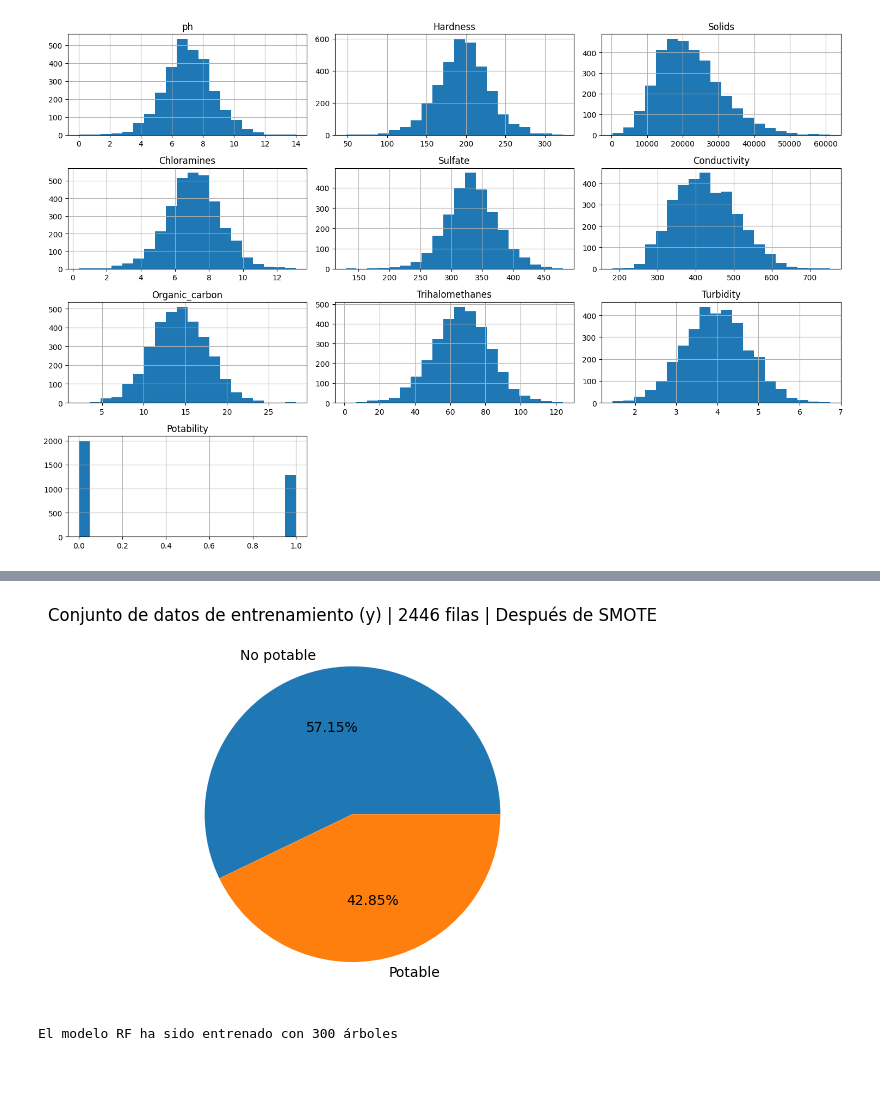
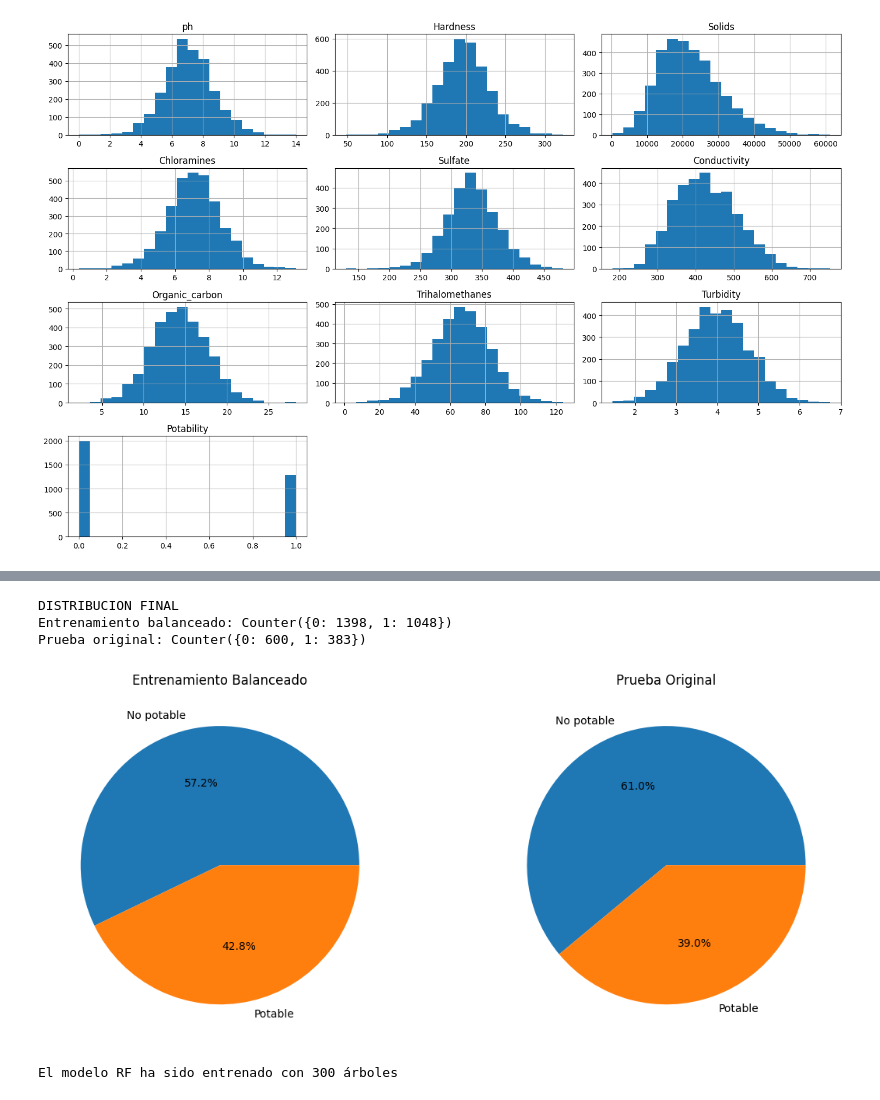
Before and after one commit to Dani19866/Red-Neuronal-Multicapa-Kaggle.com, a Jupyter notebook: model.ipynb, the cells around one changed output, grey strips where cells are left out. Saved outputs shown, nothing was run; the diff lists cells and outputs as text; code cells hidden in the pictures; blank space fills up the shorter version.

Commit message:
Kaggle Notebook | Vincent, Eduardo, Daniel - Proyecto C. Emergente | PROYECTO FINALIZADO

```diff
--- a/model.ipynb
+++ b/model.ipynb
@@ -142,10 +185,11 @@ y = df["Potability"]
 imputer = KNNImputer(n_neighbors=30)
 
 # Utilizar el KNNImputer en el X. En el "y" no se utiliza porque no hay ninguna celda nula
-X_imputed = imputer.fit_transform(X)
+X_train_imputed = imputer.fit_transform(X_train)
 
 # Convertir Numpy a Pandas
-X = pd.DataFrame(X_imputed, columns=columnas, index=indice)
+X_train = pd.DataFrame(X_train_imputed, columns=columnas, index=indice_train)
 
-# Imprimir estadísticas de las variables
-X.describe()
+#Para test
+X_test_imputed = imputer.transform(X_test)
+X_test = pd.DataFrame(X_test_imputed,columns=columnas,index=indice_test)
@@ -301,23 +246,34 @@ Después de ejecutar SMOTE: Counter({0: 1398, 1: 1048})
-# %%
-# ==========================================================================
-# INFO: Visualizar proporcionar de datos X_train/y_train
-# ==========================================================================
-
-# Tamaño total de la muestra
-y_train_tamaño_muestra = y_train.count()
-
-# Total de valores no potables (Potability = 0)
-y_train_num_no_potable = y_train.value_counts()[0]
-
-# Total de valores no potables (Potability = 1)
-y_train_num_potable = y_train.value_counts()[1]
-
-fig, ax = plt.subplots()
-plt.pie([y_train_num_no_potable, y_train_num_potable], labels=["No potable", "Potable"], autopct='%.2f%%')
-plt.title(f"Conjunto de datos de entrenamiento (y) | {y_train_tamaño_muestra} filas | Después de SMOTE")
-plt.show()
-# %% [output]
-[figure, removed]
+# %%
+# ==========================================================================
+# INFO: Visualizar proporcionar de datos X_train/y_train
+# ==========================================================================
+
+print("\nDISTRIBUCION FINAL")
+print(f"Entrenamiento balanceado: {Counter(y_train_balanced)}")
+print(f"Prueba original: {Counter(y_test)}")
+
+#Para visualizar
+fig, (ax1,ax2)= plt.subplots(1,2,figsize=(12,5))
+
+#Entrenamiento balanceado
+ax1.pie([y_train_balanced.value_counts()[0],y_train_balanced.value_counts()[1]],
+       labels=["No potable", "Potable"], autopct='%.1f%%')
+ax1.set_title('Entrenamiento Balanceado')
+
+#Prueba original
+ax2.pie([y_test.value_counts()[0],y_test.value_counts()[1]],
+       labels=["No potable", "Potable"], autopct='%.1f%%')
+ax2.set_title('Prueba Original')
+
+
+#Para mostrar las graficas
+plt.tight_layout()
+plt.show()
+# %% [output]
+DISTRIBUCION FINAL
+Entrenamiento balanceado: Counter({0: 1398, 1: 1048})
+Prueba original: Counter({0: 600, 1: 383})
+[figure, added]
 # %%
 # ==========================================================================
 # 2. Análisis de importancia de características: MODELO RANDOM FOREST ***ÚNICO***
```
Also changed, not shown: parts of 22 cells of this notebook.
